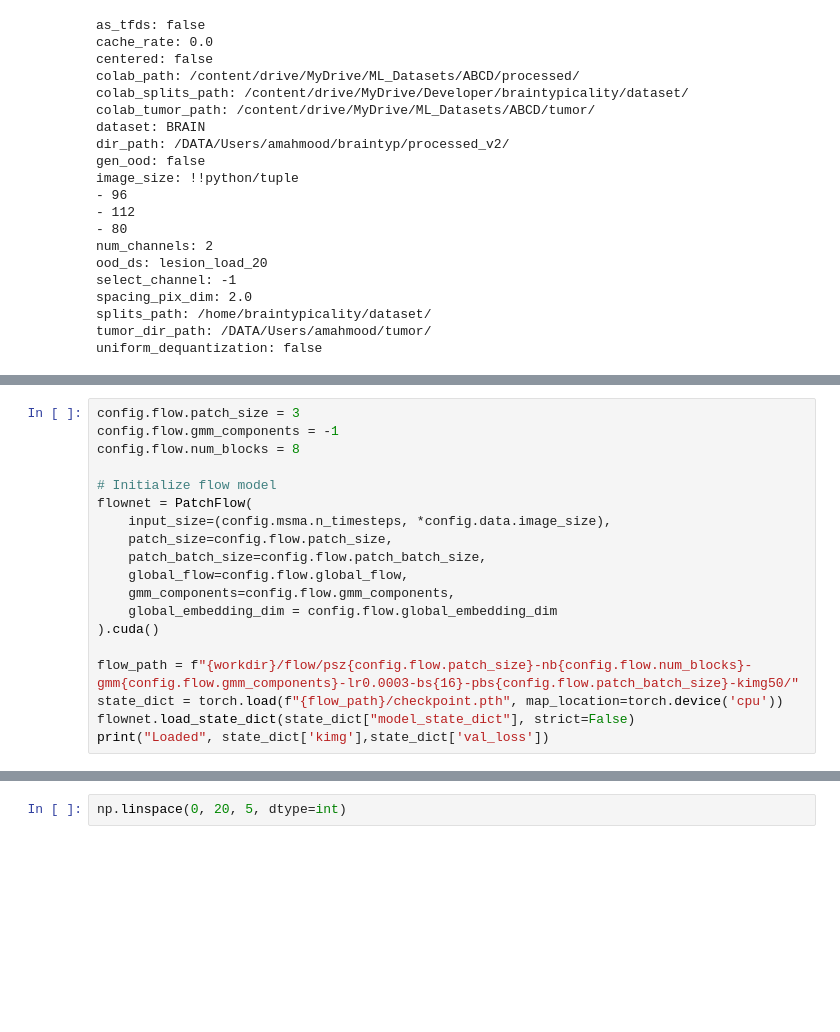
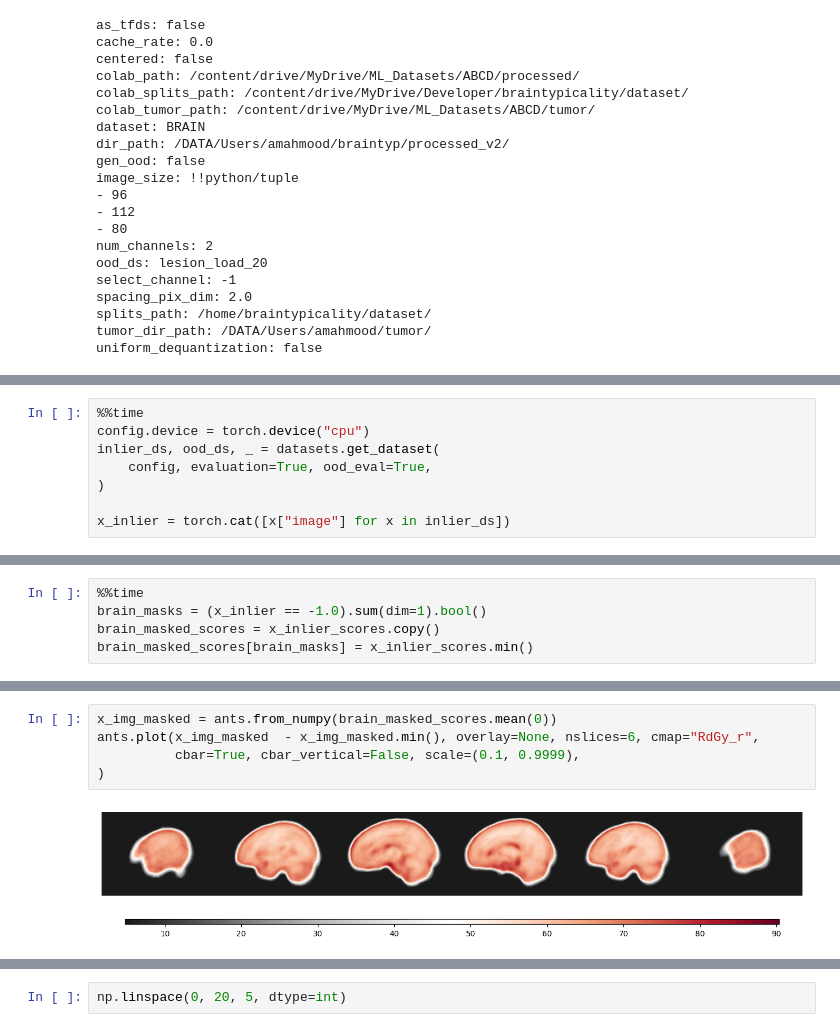
Before and after one commit to ahsanMah/braintypicality, a Jupyter notebook: notebooks/flow_eval.ipynb, the cells around one changed output, grey strips where cells are left out. Cells and saved outputs as stored; diff of their text form; blank space fills up the shorter version.

```diff
--- a/notebooks/flow_eval.ipynb
+++ b/notebooks/flow_eval.ipynb
@@ -134,19 +85,0 @@ scorer = mutils.build_score_norm_fn(config, score_model, return_norm=False)
-# %%
-config.flow.patch_size = 3
-config.flow.gmm_components = -1
-config.flow.num_blocks = 8
-
-# Initialize flow model
-flownet = PatchFlow(
-    input_size=(config.msma.n_timesteps, *config.data.image_size),
-    patch_size=config.flow.patch_size,
-    patch_batch_size=config.flow.patch_batch_size,
-    global_flow=config.flow.global_flow,
-    gmm_components=config.flow.gmm_components,
-    global_embedding_dim = config.flow.global_embedding_dim
-).cuda()
-
-flow_path = f"{workdir}/flow/psz{config.flow.patch_size}-nb{config.flow.num_blocks}-gmm{config.flow.gmm_components}-lr0.0003-bs{16}-pbs{config.flow.patch_batch_size}-kimg50/"
-state_dict = torch.load(f"{flow_path}/checkpoint.pth", map_location=torch.device('cpu'))
-flownet.load_state_dict(state_dict["model_state_dict"], strict=False)
-print("Loaded", state_dict['kimg'],state_dict['val_loss'])
@@ -891,0 +86,8 @@ def plot_normalized_slices(
+# %%
+%%time
+config.device = torch.device("cpu")
+inlier_ds, ood_ds, _ = datasets.get_dataset(
+    config, evaluation=True, ood_eval=True,
+)
+
+x_inlier = torch.cat([x["image"] for x in inlier_ds])
@@ -891,0 +156,5 @@ def plot_normalized_slices(
+# %%
+%%time
+brain_masks = (x_inlier == -1.0).sum(dim=1).bool()
+brain_masked_scores = x_inlier_scores.copy()
+brain_masked_scores[brain_masks] = x_inlier_scores.min()
@@ -891,0 +172,7 @@ def plot_normalized_slices(
+# %%
+x_img_masked = ants.from_numpy(brain_masked_scores.mean(0))
+ants.plot(x_img_masked  - x_img_masked.min(), overlay=None, nslices=6, cmap="RdGy_r",
+          cbar=True, cbar_vertical=False, scale=(0.1, 0.9999),
+)
+# %% [output]
+[figure, added]
```
Also changed, not shown: parts of 88 cells of this notebook.
